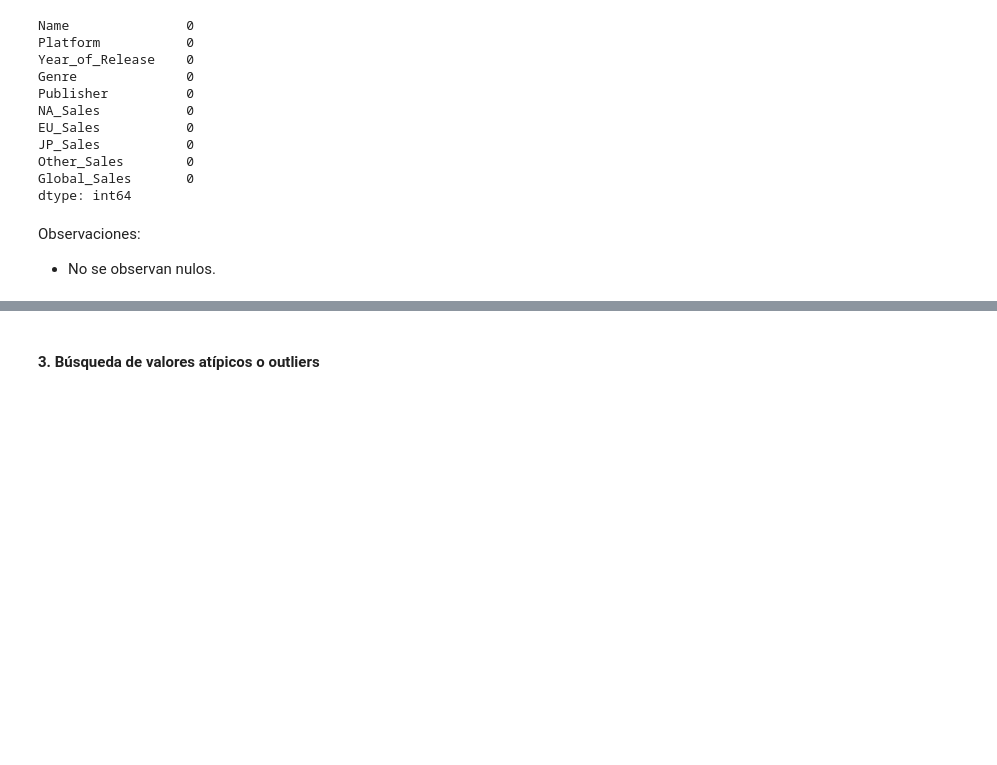
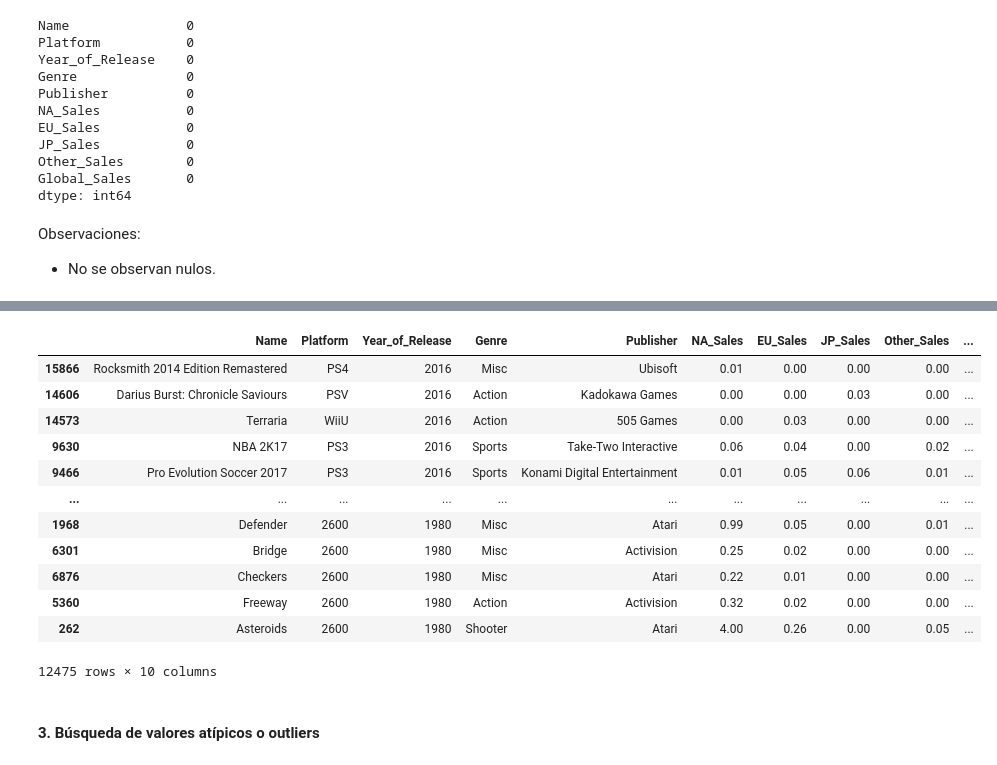
Before and after one commit to JosueMonte/gaming, a Jupyter notebook: eda_4.ipynb, the cells around one changed output, grey strips where cells are left out. Saved outputs shown, nothing was run; the diff lists cells and outputs as text; code cells hidden in the pictures; blank space fills up the shorter version.

```diff
--- a/eda_4.ipynb
+++ b/eda_4.ipynb
@@ -192,3 +279,23 @@ Observaciones:
+# %%
+df_4 = df_4[df_4['Year_of_Release'] < 2017]
+
+df_4 = df_4.sort_values(by='Year_of_Release', ascending=False)
+
+df_4
+# %% [output]
+|  | Name | Platform | Year_of_Release | Genre | Publisher | NA_Sales | EU_Sales | JP_Sales | Other_Sales | ... |
+| 15866 | Rocksmith 2014 Edition Remastered | PS4 | 2016 | Misc | Ubisoft | 0.01 | 0.00 | 0.00 | 0.00 | ... |
+| 14606 | Darius Burst: Chronicle Saviours | PSV | 2016 | Action | Kadokawa Games | 0.00 | 0.00 | 0.03 | 0.00 | ... |
+| 14573 | Terraria | WiiU | 2016 | Action | 505 Games | 0.00 | 0.03 | 0.00 | 0.00 | ... |
+| 9630 | NBA 2K17 | PS3 | 2016 | Sports | Take-Two Interactive | 0.06 | 0.04 | 0.00 | 0.02 | ... |
+| 9466 | Pro Evolution Soccer 2017 | PS3 | 2016 | Sports | Konami Digital Entertainment | 0.01 | 0.05 | 0.06 | 0.01 | ... |
+| ... | ... | ... | ... | ... | ... | ... | ... | ... | ... | ... |
+| 1968 | Defender | 2600 | 1980 | Misc | Atari | 0.99 | 0.05 | 0.00 | 0.01 | ... |
+| 6301 | Bridge | 2600 | 1980 | Misc | Activision | 0.25 | 0.02 | 0.00 | 0.00 | ... |
+| 6876 | Checkers | 2600 | 1980 | Misc | Atari | 0.22 | 0.01 | 0.00 | 0.00 | ... |
+| 5360 | Freeway | 2600 | 1980 | Action | Activision | 0.32 | 0.02 | 0.00 | 0.00 | ... |
+| 262 | Asteroids | 2600 | 1980 | Shooter | Atari | 4.00 | 0.26 | 0.00 | 0.05 | ... |
+12475 rows × 10 columns
 # %% [markdown]
 #### 3. Búsqueda de valores atípicos o outliers
 # %% [markdown]
```
Also changed, not shown: parts of 6 cells of this notebook, 6 other files.
